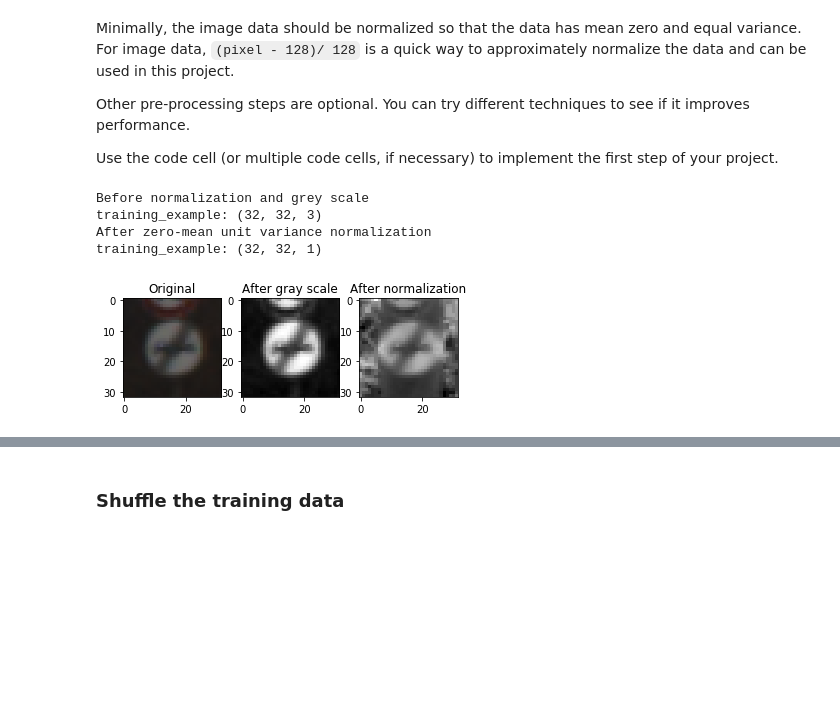
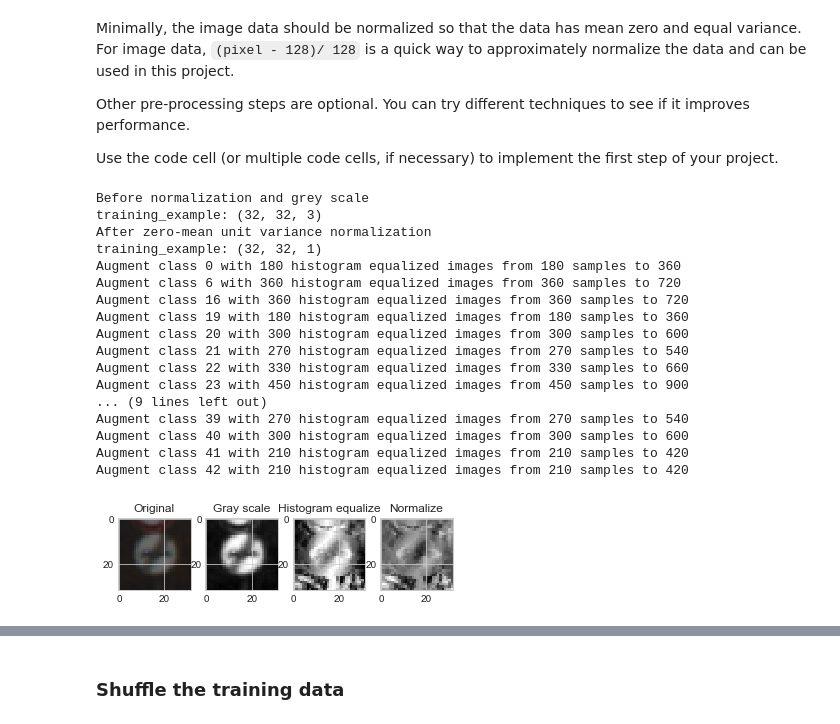
Before and after one commit to wangjubo/Udacity, a Jupyter notebook: SelfDrivingCarNanoDegree/CarND-Traffic-Sign-Classifier-Project/Traffic_Sign_Classifier.ipynb, the cells around one changed output, grey strips where cells are left out. Drawn from its saved outputs; the diff is of its cells as text; code cells hidden in the pictures; blank space fills up the shorter version.

Commit message:
Add histogram equalization and random viriations to under sampled classes

```diff
--- a/SelfDrivingCarNanoDegree/CarND-Traffic-Sign-Classifier-Project/Traffic_Sign_Classifier.ipynb
+++ b/SelfDrivingCarNanoDegree/CarND-Traffic-Sign-Classifier-Project/Traffic_Sign_Classifier.ipynb
@@ -151,18 +162,20 @@ Use the code cell (or multiple code cells, if necessary) to implement the first
 from sklearn.preprocessing import scale
 from skimage import color
 from skimage import io
+from skimage import exposure
 import numpy as np
 from matplotlib.pyplot import *
-
 
 example_index = 2
 train = np.copy(X_train)
 training_example = [train[example_index]]
 
 print("Before normalization and grey scale")
-subplot(1,3,1)
+subplot(1,4,1)
 plt.title("Original")
 plt.imshow(train[example_index])
+
+minimum_img_num_per_class = 1000
 
 print("training_example: {}".format(np.asarray(train[example_index]).shape))
 
@@ -175,43 +188,103 @@ def gray_datasets(datasets):
 
     return np.asarray(output)
 
+def hist_equalize_datasets(datasets):
+    output = []
+    for idx, img in enumerate(datasets):
+        # normalize
+        img = exposure.equalize_hist(img)
+        output.append(img)
+    return np.asarray(output)
+
 def normalize_datasets(datasets):
     output = []
     for idx, img in enumerate(datasets):
         # normalize
         img = scale(img)
         # add extra dimension
         img = img[..., np.newaxis]
         output.append(img)
     return np.asarray(output)
 
+def preprocess_datasets_for_training_data(datasets, y_train):
+    count_aug_img_num = 0
+
+    # color -> gray
+    datasets = gray_datasets(datasets)
+
+    # add histogram equalized datasets as training sets
+    for i in range(n_classes):
+        idxs = np.where(y_train == i)
+        if len(idxs[0]) < minimum_img_num_per_class / 2:
+            # double the training set with histogram equalized images when class samples are too small
+            missing_img_num =  len(idxs[0])
+            print("Augment class {} with {} histogram equalized images from {} samples to {}".format(i, missing_img_num, len(idxs[0]), len(idxs[0]) * 2))
+
+            for j in range(missing_img_num):
+                count_aug_img_num += 1
+                random_index = random.randint(0,len(idxs))
+                img_aug = seq.augment_image(datasets[random_index])
+
+                datasets = np.vstack([datasets, img_aug[np.newaxis,:]])
+                y_train_new = y_train.tolist()
+                y_train_new.append(i)
+                y_train = y_train_new
+                y_train = np.asarray(y_train)
+
+    # normalize
+    datasets = normalize_datasets(datasets)
+    return [datasets, y_train]
+
 def preprocess_datasets(datasets):
+    # color -> gray
     datasets = gray_datasets(datasets)
+
+    # normalize
     datasets = normalize_datasets(datasets)
     return datasets
 
+# apply gray scale
 training_example = gray_datasets(training_example)
-subplot(1,3,2)
-plt.title("After gray scale")
+subplot(1,4,2)
+plt.title("Gray scale")
 plt.imshow(training_example[0], cmap='gray')
 
+# histogram equalization
+training_example[0] = hist_equalize_datasets(training_example[0])
+subplot(1,4,3)
+plt.title("Histogram equalize")
+plt.imshow(training_example[0], cmap='gray')
+
+# normalization
 training_example = normalize_datasets(training_example)
-subplot(1,3,3)
-plt.title("After normalization")
+subplot(1,4,4)
+plt.title("Normalize")
 plt.imshow(training_example[0].transpose(2,0,1)[0], cmap='gray')
 
 print("After zero-mean unit variance normalization")
 print("training_example: {}".format(training_example[0].shape))
 
-
 plt.savefig("before_after_grey_scaling.png")
 
-X_train = preprocess_datasets(X_train)
+[X_train, y_train] = preprocess_datasets_for_training_data(X_train, y_train)
 X_valid = preprocess_datasets(X_valid)
 X_test = preprocess_datasets(X_test)
 # %% [output]
 Before normalization and grey scale
 training_example: (32, 32, 3)
 After zero-mean unit variance normalization
 training_example: (32, 32, 1)
+Augment class 0 with 180 histogram equalized images from 180 samples to 360
+Augment class 6 with 360 histogram equalized images from 360 samples to 720
+Augment class 16 with 360 histogram equalized images from 360 samples to 720
+Augment class 19 with 180 histogram equalized images from 180 samples to 360
+Augment class 20 with 300 histogram equalized images from 300 samples to 600
+Augment class 21 with 270 histogram equalized images from 270 samples to 540
+Augment class 22 with 330 histogram equalized images from 330 samples to 660
+Augment class 23 with 450 histogram equalized images from 450 samples to 900
+... (9 lines left out)
+Augment class 39 with 270 histogram equalized images from 270 samples to 540
+Augment class 40 with 300 histogram equalized images from 300 samples to 600
+Augment class 41 with 210 histogram equalized images from 210 samples to 420
+Augment class 42 with 210 histogram equalized images from 210 samples to 420
-[figure, old version]
+[figure, new version]
```
Also changed, not shown: parts of 13 cells of this notebook, 9 other files.
